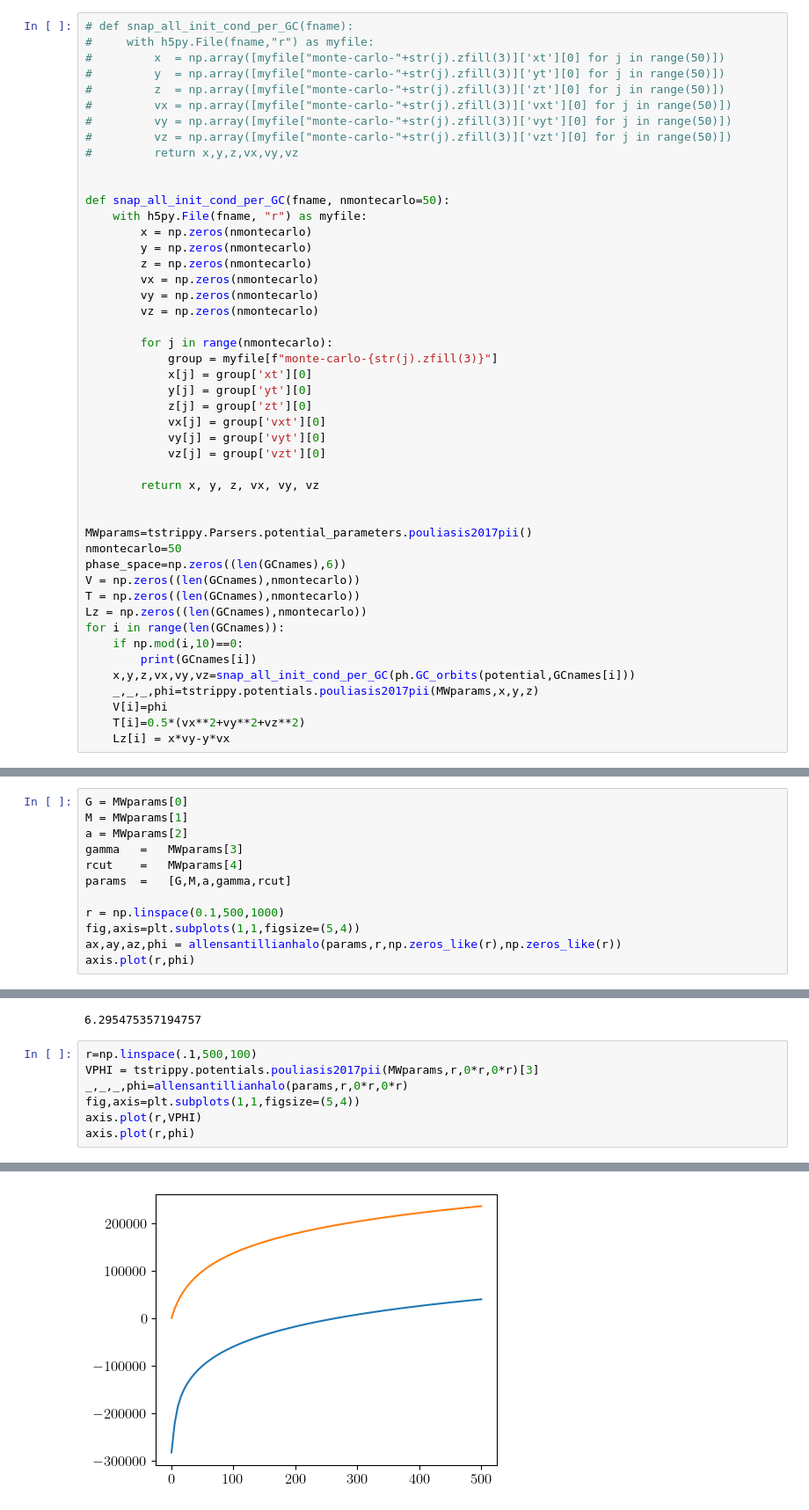
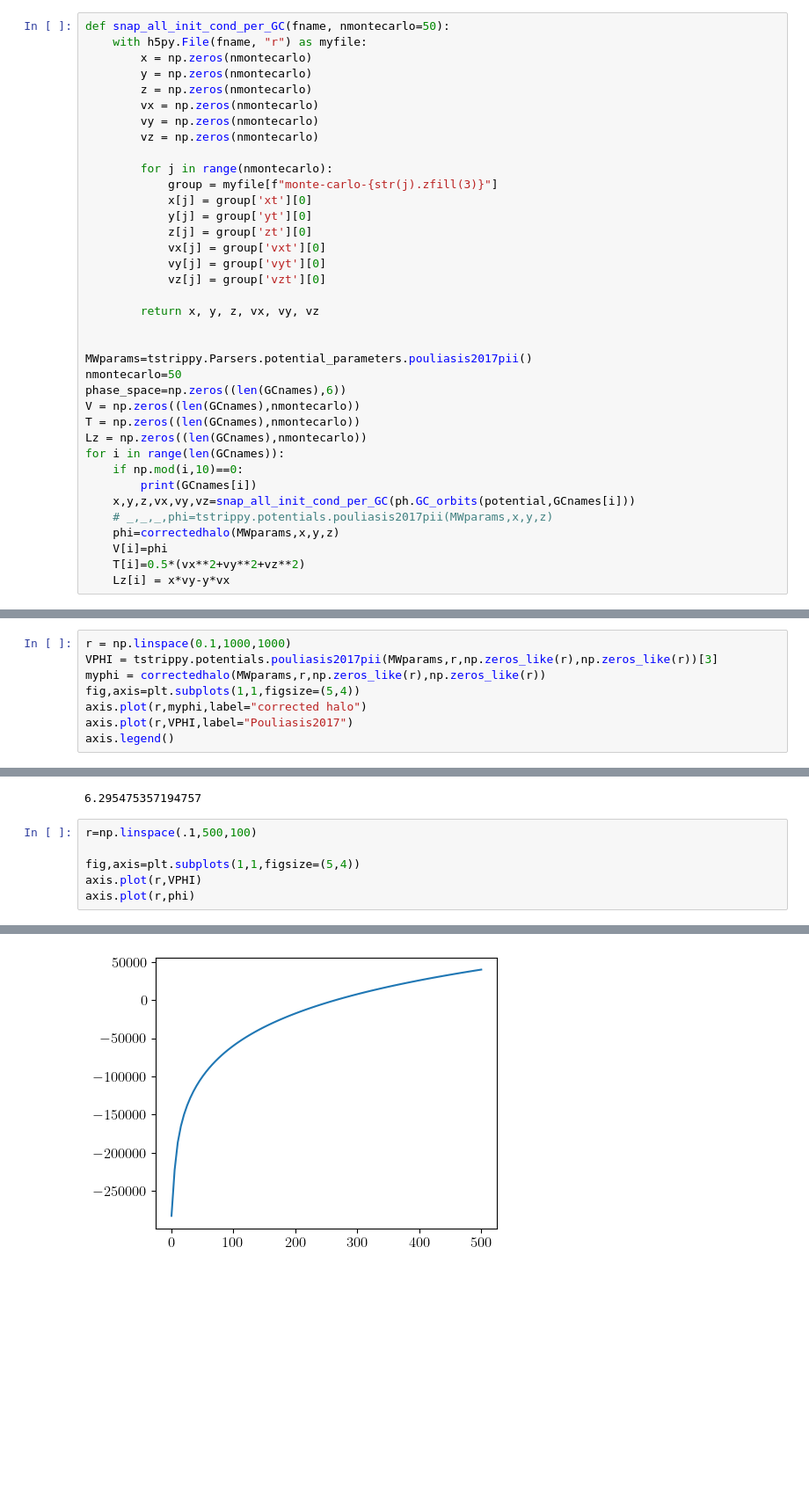
Before and after one commit to salvatore-ferrone/stream_analysis, a Jupyter notebook: figures/perturber_statistics.ipynb, the cells around one changed output, grey strips where cells are left out. Shown at 88% size. Cells and saved outputs as stored; diff of their text form; blank space fills up the shorter version.

Commit message:
showed halo is wrong!

```diff
--- a/figures/perturber_statistics.ipynb
+++ b/figures/perturber_statistics.ipynb
@@ -77,15 +114,4 @@ def snap_all_init_cond_per_GC(fname):
 # %%
-# def snap_all_init_cond_per_GC(fname):
-#     with h5py.File(fname,"r") as myfile:
-#         x  = np.array([myfile["monte-carlo-"+str(j).zfill(3)]['xt'][0] for j in range(50)])
-#         y  = np.array([myfile["monte-carlo-"+str(j).zfill(3)]['yt'][0] for j in range(50)])
-#         z  = np.array([myfile["monte-carlo-"+str(j).zfill(3)]['zt'][0] for j in range(50)])
-#         vx = np.array([myfile["monte-carlo-"+str(j).zfill(3)]['vxt'][0] for j in range(50)])
-#         vy = np.array([myfile["monte-carlo-"+str(j).zfill(3)]['vyt'][0] for j in range(50)])
-#         vz = np.array([myfile["monte-carlo-"+str(j).zfill(3)]['vzt'][0] for j in range(50)])
-#         return x,y,z,vx,vy,vz
-
-
 def snap_all_init_cond_per_GC(fname, nmontecarlo=50):
     with h5py.File(fname, "r") as myfile:
         x = np.zeros(nmontecarlo)
@@ -117,7 +143,8 @@ for i in range(len(GCnames)):
     if np.mod(i,10)==0:
         print(GCnames[i])
     x,y,z,vx,vy,vz=snap_all_init_cond_per_GC(ph.GC_orbits(potential,GCnames[i]))
-    _,_,_,phi=tstrippy.potentials.pouliasis2017pii(MWparams,x,y,z)
+    # _,_,_,phi=tstrippy.potentials.pouliasis2017pii(MWparams,x,y,z)
+    phi=correctedhalo(MWparams,x,y,z)
     V[i]=phi
     T[i]=0.5*(vx**2+vy**2+vz**2)
     Lz[i] = x*vy-y*vx
@@ -249,15 +246,3 @@ def allensantillianhalo(params,x,y,z):
     phi[beyond] =  -(G*mtotal/r[beyond])
 
     return ax,ay,az,phi
-# %%
-G = MWparams[0]
-M = MWparams[1]
-a = MWparams[2]
-gamma   =   MWparams[3]
-rcut    =   MWparams[4]
-params  =   [G,M,a,gamma,rcut]
-
-r = np.linspace(0.1,500,1000)
-fig,axis=plt.subplots(1,1,figsize=(5,4))
-ax,ay,az,phi = allensantillianhalo(params,r,np.zeros_like(r),np.zeros_like(r))
-axis.plot(r,phi)
@@ -266,0 +249,8 @@ axis.plot(r,phi)
+# %%
+r = np.linspace(0.1,1000,1000)
+VPHI = tstrippy.potentials.pouliasis2017pii(MWparams,r,np.zeros_like(r),np.zeros_like(r))[3]
+myphi = correctedhalo(MWparams,r,np.zeros_like(r),np.zeros_like(r))
+fig,axis=plt.subplots(1,1,figsize=(5,4))
+axis.plot(r,myphi,label="corrected halo")
+axis.plot(r,VPHI,label="Pouliasis2017")
+axis.legend()
@@ -272,8 +268,7 @@ print((rcut/a)**gamma * (1 + (rcut/a)**(gamma-1))**-1)
 6.295475357194757
 # %%
 r=np.linspace(.1,500,100)
-VPHI = tstrippy.potentials.pouliasis2017pii(MWparams,r,0*r,0*r)[3]
-_,_,_,phi=allensantillianhalo(params,r,0*r,0*r)
+
 fig,axis=plt.subplots(1,1,figsize=(5,4))
 axis.plot(r,VPHI)
 axis.plot(r,phi)
@@ -282 +277 @@ axis.plot(r,phi)
-[figure, old version]
+[figure, new version]
```
Also changed, not shown: parts of 10 cells of this notebook.
